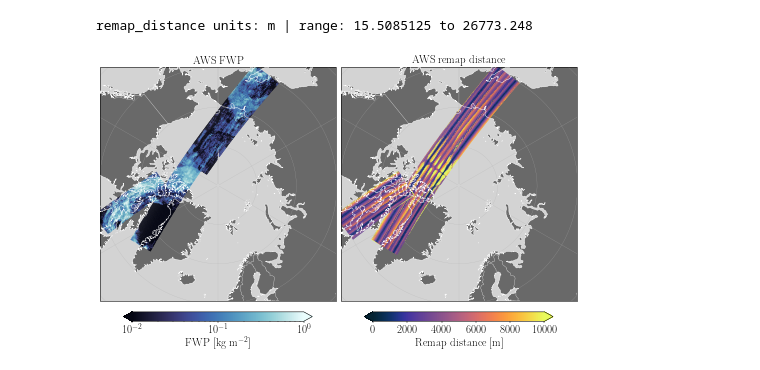
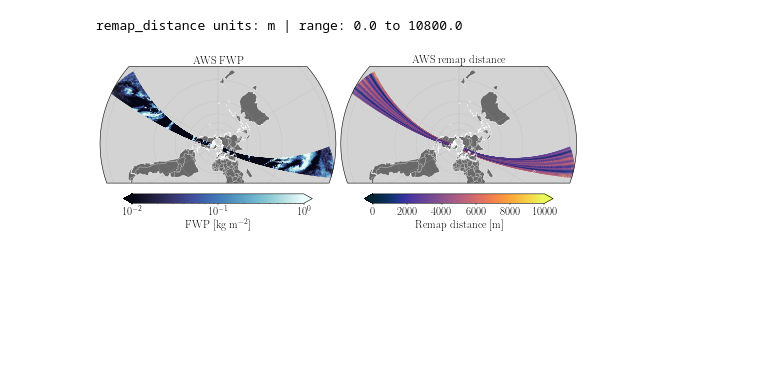
Before and after one commit to elliemay481/AWS_Arctic, a Jupyter notebook: notebooks/Untitled.ipynb, the cells around one changed output. Cells and saved outputs as stored; diff of their text form; code cells hidden in the pictures; blank space fills up the shorter version.

```diff
--- a/notebooks/Untitled.ipynb
+++ b/notebooks/Untitled.ipynb
@@ -11,7 +11,10 @@ import cmocean as cmc
 plt.style.use("../plotstyling.mplstyle")
 # %%
 aws_file = "/scratch/may/aws/L2_arctic/2026/01/l2_arctic_20260105003352_20260105021355_v3.nc"
+aws_file = "/scratch/may/aws/L2_chip-aws/chip-aws_20250605165857_20250605183507_v0.6.2.nc"
 #l2_arctic_20260105035109_20260105052857_v3_earthcare_ECA_EXBC_ACM_CAP_2B_20260105T050508Z_20260112T083627Z_09122C_fwp_v3.png
+
+l1b_file = "/scratch/may/aws/L1b_processed/level1b_with_db_and_surface_fractions_20250808104807_20250808122439_r1.nc"
 # %%
 with xr.open_dataset(aws_file) as ds:
     remap_units = ds["remap_distance"].attrs.get("units", "?")
@@ -27,33 +30,34 @@ panels = [
 ]
 lat_min = 60.0         # southern edge of the maps
 marker_size = 1.0
 
 geo = ccrs.PlateCarree()
 fig, axes = plt.subplots(1, 2, figsize=(12, 9),
                          subplot_kw={"projection": ccrs.NorthPolarStereo()},
                          layout="constrained")
 
 for ax, (path, var, title, cmap, norm, cbar_label) in zip(axes, panels):
     with xr.open_dataset(path) as ds:
         lat = ds["latitude"].values
         lon = ds["longitude"].values
         values = ds[var].values
 
-    ax.set_extent([-180, 180, lat_min, 90], crs=geo)
+    #ax.set_extent([-180, 180, lat_min, 90], crs=geo)
     ax.add_feature(cfeature.OCEAN, facecolor="lightgrey", zorder=0)
     ax.add_feature(cfeature.LAND, facecolor="dimgrey", zorder=0)
     ax.add_feature(cfeature.BORDERS, edgecolor="white", linewidth=0.5, zorder=1)
     ax.coastlines(color="white", linewidth=0.8, zorder=10)
     ax.gridlines(draw_labels=False, linewidth=0.3)
 
     sc = ax.scatter(lon, lat, c=values, s=marker_size, ec="none",
                     norm=norm, cmap=cmap, transform=geo, zorder=2)
+
     ax.set_title(title)
     fig.colorbar(sc, ax=ax, orientation="horizontal", extend="both",
                  shrink=0.8, pad=0.03, label=cbar_label)
 
 plt.savefig(f"../figures/remap_distance_example.png",
             facecolor="white", bbox_inches="tight", dpi=200)
 # %% [output]
-remap_distance units: m | range: 15.5085125 to 26773.248
+remap_distance units: m | range: 0.0 to 10800.0
-[figure, old version]
+[figure, new version]
```
Also changed, not shown: parts of 4 cells of this notebook, 8 other files.
